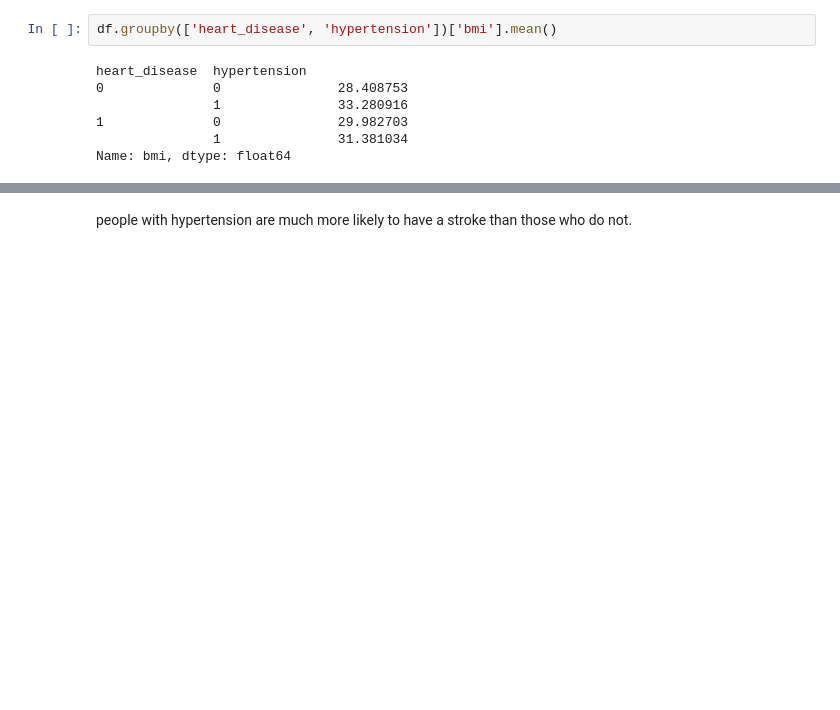
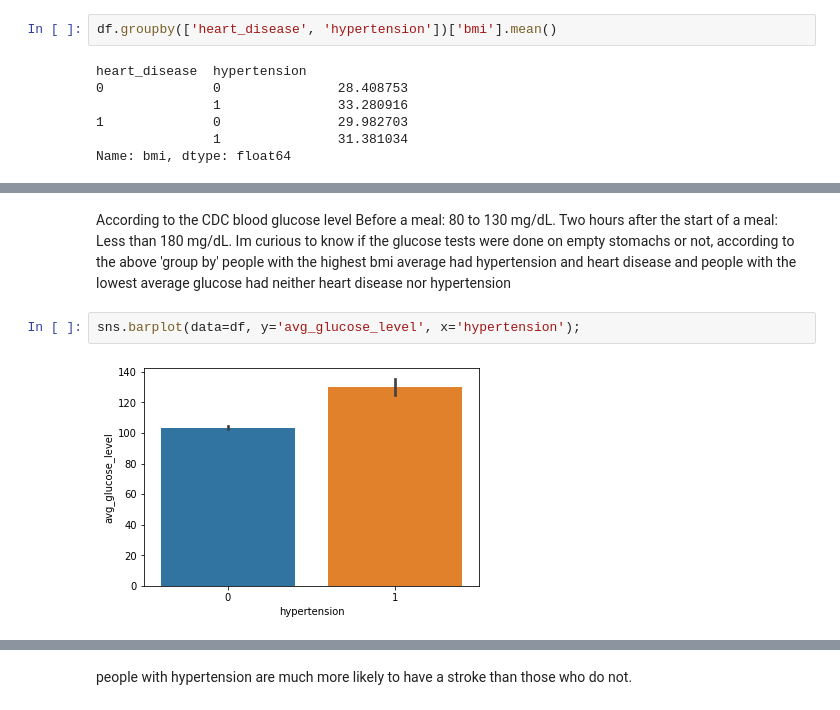
Before and after one commit to Davianka/stroke-prediction, a Jupyter notebook: project_2.ipynb, the cells around one changed output, grey strips where cells are left out. Drawn from its saved outputs; the diff is of its cells as text; blank space fills up the shorter version.

```diff
--- a/project_2.ipynb
+++ b/project_2.ipynb
@@ -360,3 +386,9 @@ on average, oler people are likely to experience hypertension than younger peopl
+# %% [markdown]
+According to the CDC blood glucose level Before a meal: 80 to 130 mg/dL. Two hours after the start of a meal: Less than 180 mg/dL.  Im curious to know if the glucose tests were done on empty stomachs or not,  according to the above 'group by' people with the highest bmi average had hypertension and heart disease and people with the lowest average glucose had neither heart disease nor hypertension
+# %%
+sns.barplot(data=df, y='avg_glucose_level', x='hypertension');
+# %% [output]
+[figure, added]
 # %%
 sns.barplot(data=df, y='age', x='hypertension');
 # %% [output]
```
Also changed, not shown: parts of 63 cells of this notebook.
